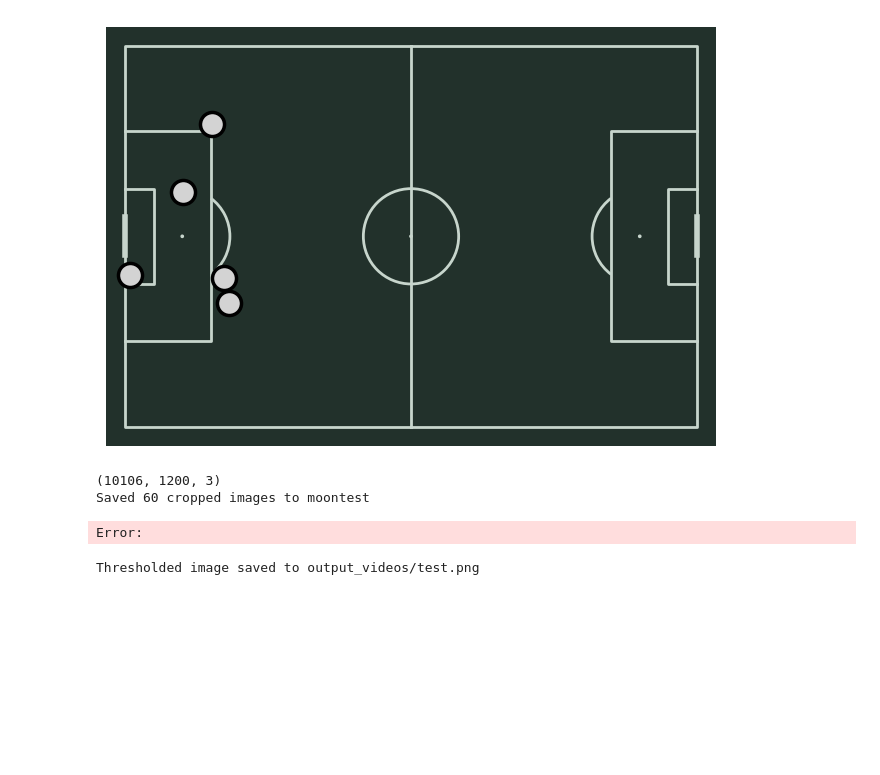
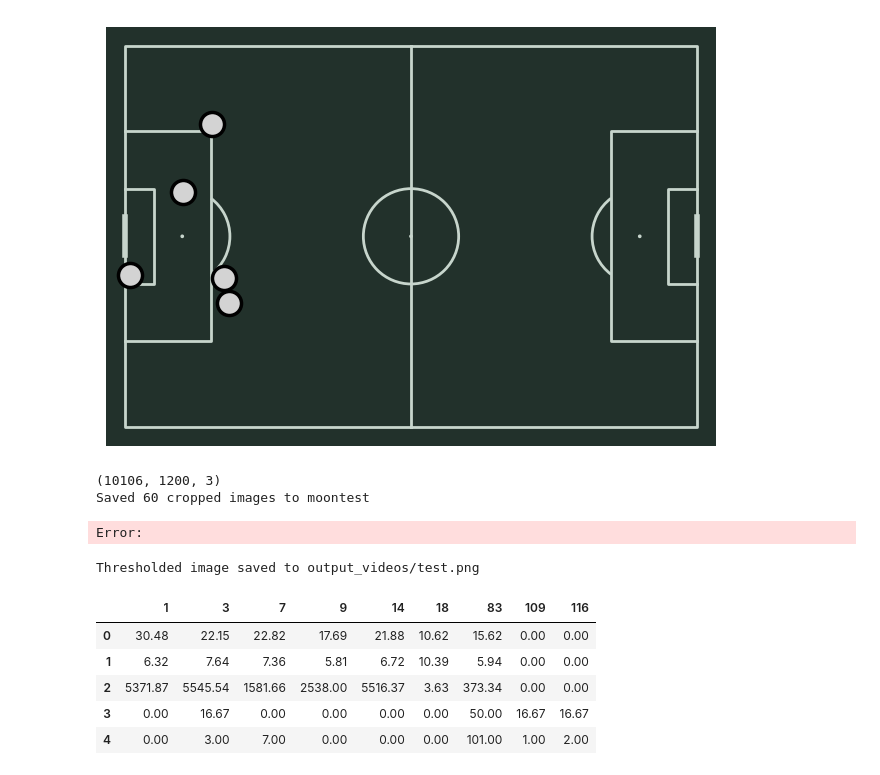
Before and after one commit to tejas122125/football, a Jupyter notebook: testing.ipynb, the cells around one changed output. Saved outputs shown, nothing was run; the diff lists cells and outputs as text; code cells hidden in the pictures; blank space fills up the shorter version.

```diff
--- a/testing.ipynb
+++ b/testing.ipynb
@@ -157,3 +157,13 @@ def adaptive_threshold_gaussian(image_path, output_path, max_value=255, block_si
 adaptive_threshold_gaussian(image_path="./moontest/crop_0003.png",output_path="output_videos/test.png", block_size=3)
 # %% [output]
 Thresholded image saved to output_videos/test.png
+# %%
+df1  = pd.read_csv("./data/player_stats1.csv")
+df1
+# %% [output]
+|  | 1 | 3 | 7 | 9 | 14 | 18 | 83 | 109 | 116 |
+| 0 | 30.48 | 22.15 | 22.82 | 17.69 | 21.88 | 10.62 | 15.62 | 0.00 | 0.00 |
+| 1 | 6.32 | 7.64 | 7.36 | 5.81 | 6.72 | 10.39 | 5.94 | 0.00 | 0.00 |
+| 2 | 5371.87 | 5545.54 | 1581.66 | 2538.00 | 5516.37 | 3.63 | 373.34 | 0.00 | 0.00 |
+| 3 | 0.00 | 16.67 | 0.00 | 0.00 | 0.00 | 0.00 | 50.00 | 16.67 | 16.67 |
+| 4 | 0.00 | 3.00 | 7.00 | 0.00 | 0.00 | 0.00 | 101.00 | 1.00 | 2.00 |
```
Also changed, not shown: parts of 8 cells of this notebook, 4 other files.
